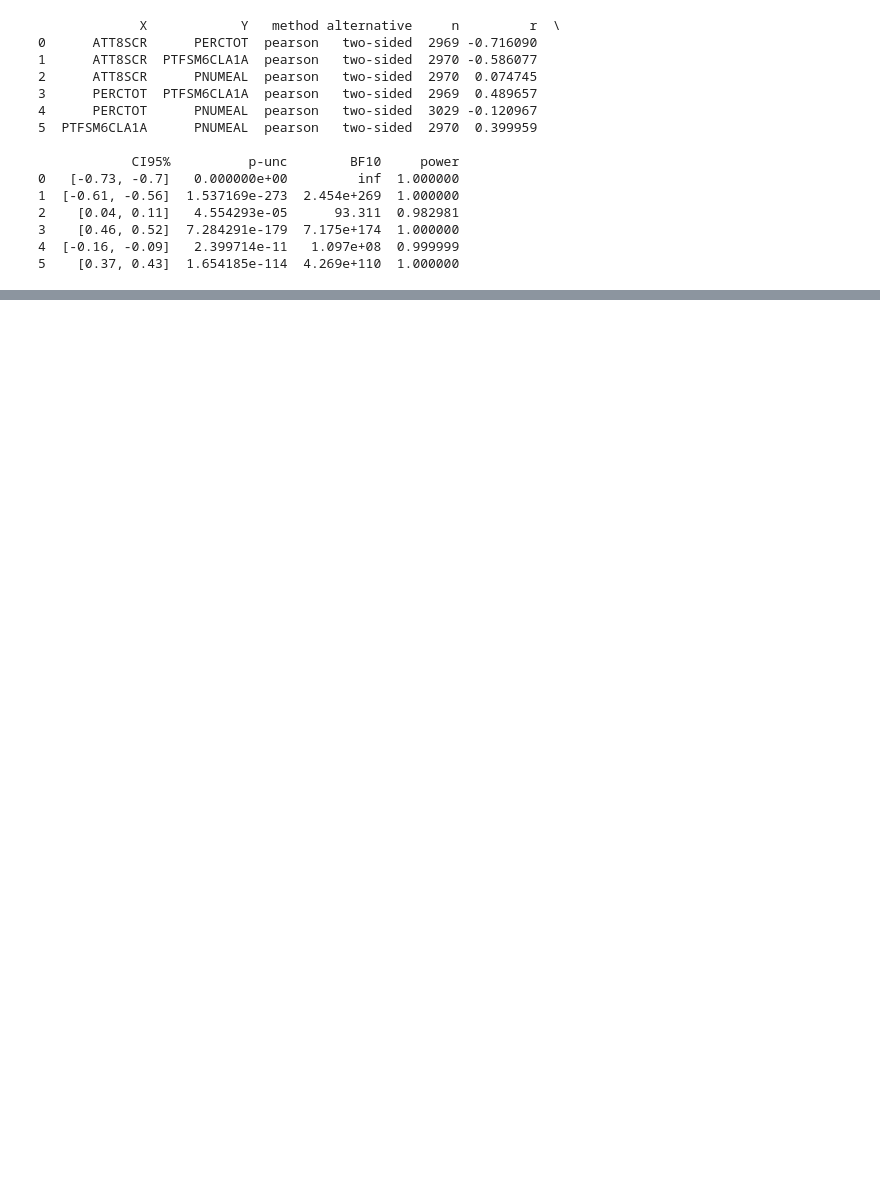
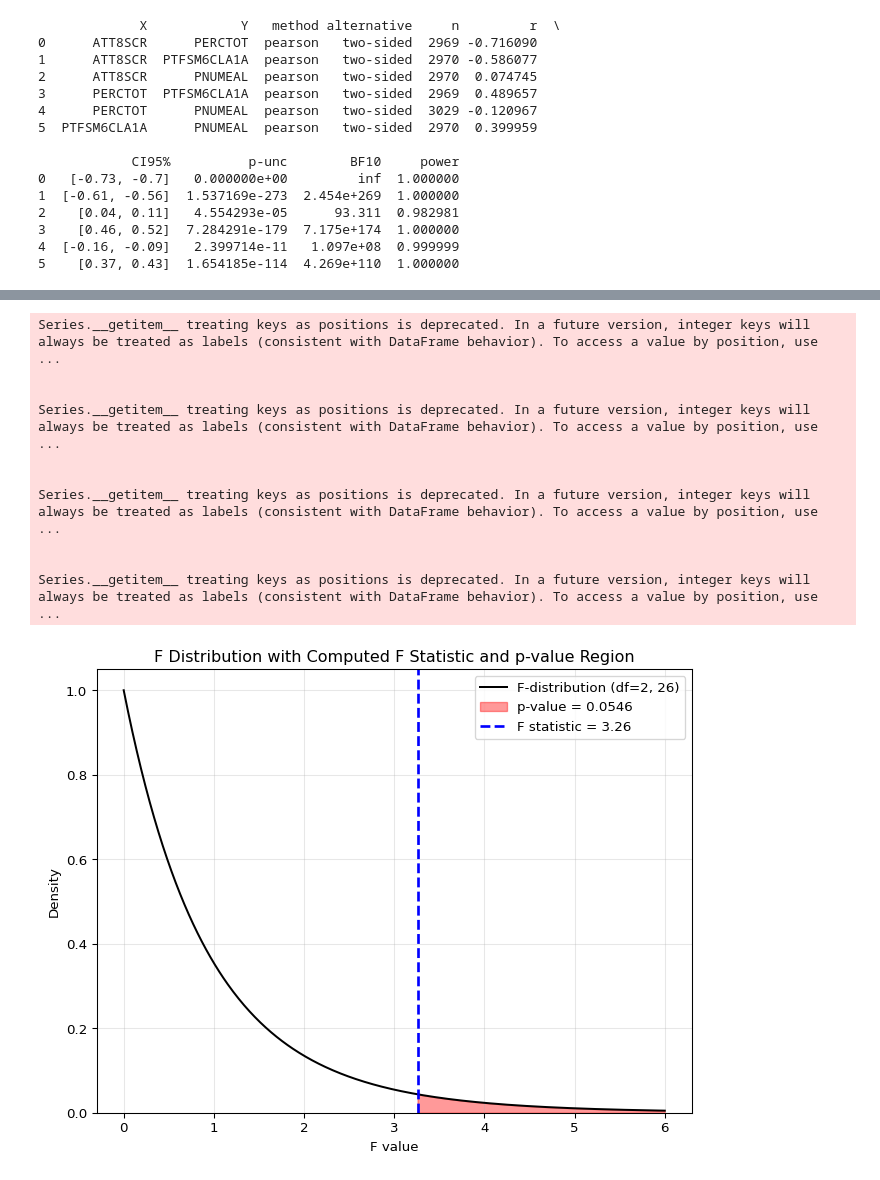
Before and after one commit to huanfachen/QM, a Jupyter notebook: sessions/week5_practical.ipynb, the cells around one changed output, grey strips where cells are left out. Saved outputs shown, nothing was run; the diff lists cells and outputs as text; code cells hidden in the pictures; blank space fills up the shorter version.

```diff
--- a/sessions/week5_practical.ipynb
+++ b/sessions/week5_practical.ipynb
@@ -368,3 +481,49 @@ print(corr_results)
+# %%
+# Extract F statistic, p-value, and degrees of freedom from ANOVA table
+F_stat = anova_table['F'][0]
+p_value = anova_table['PR(>F)'][0]
+df_between = anova_table['df'][0]  # numerator degrees of freedom
+df_within = anova_table['df'][1]   # denominator degrees of freedom
+
+# Create range for F distribution
+x = np.linspace(0, max(6, F_stat + 2), 500)  # ensure range includes F_stat with padding
+y = stats.f.pdf(x, df_between, df_within)
+
+# Create the plot
+plt.figure(figsize=(8, 6))
+plt.plot(x, y, 'k-', label=f'F-distribution (df={int(df_between)}, {int(df_within)})')
+
+# Set y-axis minimum to 0.0
+plt.ylim(bottom=0.0)
+
+# Shade the area corresponding to the p-value (upper tail)
+x_fill = np.linspace(F_stat, x.max(), 200)
+y_fill = stats.f.pdf(x_fill, df_between, df_within)
+plt.fill_between(x_fill, y_fill, color='red', alpha=0.4, label=f'p-value = {p_value:.4f}')
+
+# Mark the F statistic
+plt.axvline(F_stat, color='blue', linestyle='--', linewidth=2,
+            label=f'F statistic = {F_stat:.2f}')
+
+# Labels and title
+plt.title('F Distribution with Computed F Statistic and p-value Region')
+plt.xlabel('F value')
+plt.ylabel('Density')
+plt.legend()
+plt.grid(alpha=0.3)
+plt.show()
+# %% [output]
+Series.__getitem__ treating keys as positions is deprecated. In a future version, integer keys will always be treated as labels (consistent with DataFrame behavior). To access a value by position, use ...
+
+
+Series.__getitem__ treating keys as positions is deprecated. In a future version, integer keys will always be treated as labels (consistent with DataFrame behavior). To access a value by position, use ...
+
+
+Series.__getitem__ treating keys as positions is deprecated. In a future version, integer keys will always be treated as labels (consistent with DataFrame behavior). To access a value by position, use ...
+
+
+Series.__getitem__ treating keys as positions is deprecated. In a future version, integer keys will always be treated as labels (consistent with DataFrame behavior). To access a value by position, use ...
+[figure, added]
 # %% [markdown]
 ## You’re Done!
 
```
Also changed, not shown: parts of 11 cells of this notebook, 34 other files.
